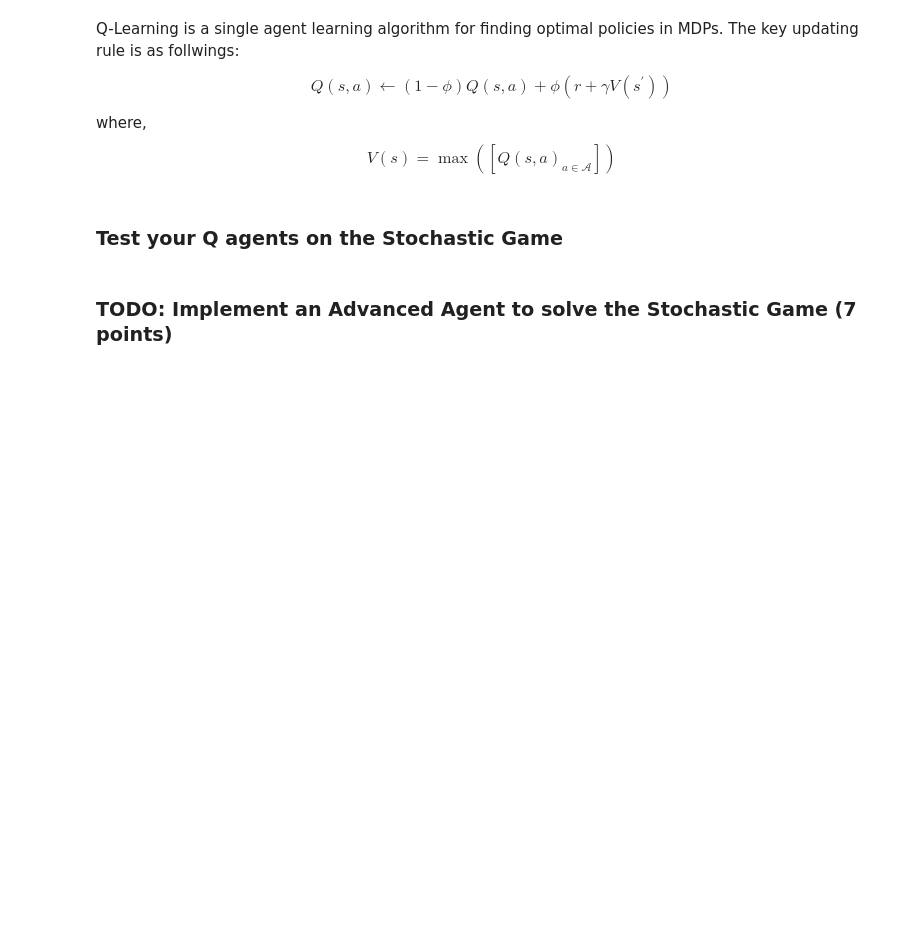
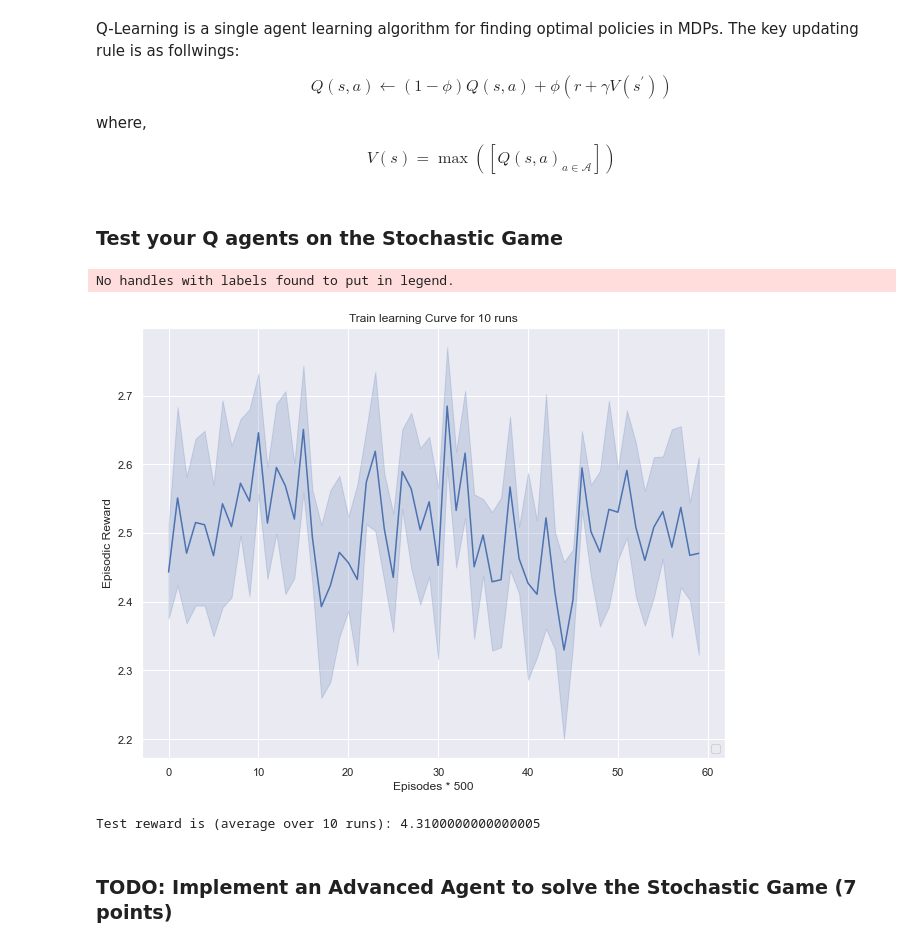
Before and after one commit to william-davies/comp0124-cw1, a Jupyter notebook: william_davies_17012606.ipynb, the cells around one changed output. Cells and saved outputs as stored; diff of their text form; code cells hidden in the pictures; blank space fills up the shorter version.

Commit message:
First draft of Q learning agent

```diff
--- a/william_davies_17012606.ipynb
+++ b/william_davies_17012606.ipynb
@@ -135,8 +135,8 @@ def IGA(pi_alpha,
         ########### TODO:Implement IGA (2 points) ###########
         pi_alpha_gradient = pi_beta*u_alpha + (payoff_0[0, 1] - payoff_0[1, 1])
         pi_beta_gradient = pi_alpha*u_beta + (payoff_1[1, 0] - payoff_1[1, 1])
-        pi_alpha_next += eta*pi_alpha_gradient
-        pi_beta_next += eta*pi_beta_gradient
+        pi_alpha_next = pi_alpha + eta*pi_alpha_gradient
+        pi_beta_next = pi_beta + eta*pi_beta_gradient
         ########### END TODO ###############################
         pi_alpha = max(0., min(1., pi_alpha_next))
         pi_beta = max(0., min(1., pi_beta_next))
@@ -240,10 +242,16 @@ def IGA_PP(pi_alpha,
     pi_beta_gradient_history = [0.]
     for i in range(iteration):
         ########### TODO:Implement IGA-PP (2 points) ###########
-        pi_alpha_gradient = _
-        pi_beta_gradient = _
-        pi_alpha_next = _
-        pi_beta_next = _
+        pi_beta_gradient_for_policy_prediction = pi_alpha*u_beta + (payoff_1[1, 0] - payoff_1[1, 1])
+        predicted_pi_beta = pi_beta + gamma*pi_beta_gradient_for_policy_prediction
+        pi_alpha_gradient = predicted_pi_beta*u_alpha + (payoff_0[0, 1] - payoff_0[1, 1])
+
+        pi_alpha_gradient_for_policy_prediction = pi_beta*u_alpha + (payoff_0[0, 1] - payoff_0[1, 1])
+        predicted_pi_alpha = pi_alpha + gamma*pi_alpha_gradient_for_policy_prediction
+        pi_beta_gradient = predicted_pi_alpha*u_beta + (payoff_1[1, 0] - payoff_1[1, 1])
+
+        pi_alpha_next = pi_alpha + eta*pi_alpha_gradient
+        pi_beta_next = pi_beta + eta*pi_beta_gradient
         ########### END TODO ####################################
         pi_alpha = max(0., min(1., pi_alpha_next))
         pi_beta = max(0., min(1., pi_beta_next))
@@ -554,23 +573,23 @@ class QAgent(BaseQAgent):
     def update(self, observation, action, reward, next_observation, done):
         self.count_R[observation][action] += 1.0
         self.R[observation][action] += (reward - self.R[observation][action]) / self.count_R[observation][action]
-        Q = self.Q[observation]
-        V = self.val(next_observation)
 
         if done:
             ########### TODO:Implement Q-Learning (Q updating for termination) (1 point) ###########
-
+            self.Q[observation][:] = 0
             ########### END TODO #####################################################
         else:
             ########### TODO:Implement Q-Learning (Q updating) (1 point) ###########
-
+            V = self.val(next_observation)
+            self.Q[observation][action] += self.phi*(reward + self.gamma*V - self.Q[observation][action])
             ########### END TODO #####################################################
         self.update_policy(observation, action)
         self.epoch += 1
 
     def val(self, observation):
         ########### TODO:Implement Q-Learning (V) (1 point) ###########
-
+        Q_s = self.Q[observation]
+        v = np.max(Q_s)
         ########### END TODO ##########################################
         return v
 
@@ -651,20 +673,25 @@ for i in range(runs):
 # %%
 ####################################### TRAINING #######################################
-# different episodes returned every time so each learning curve shown separately
+
+import seaborn as sns; sns.set()
+import pandas as pd
 fig = plt.figure(figsize=(9, 7))
 ax = fig.add_subplot(111)
-
-for i in range(runs):
-  ax.plot(train_recorded_episodes_log[i], train_recorded_episode_reward_log[i], label=f'run {i}')
+df_reward = pd.DataFrame(train_recorded_episode_reward_log).melt()
+sns.lineplot(ax=ax, x='variable', y='value', data=df_reward)
 ax.set_title(f"Train learning Curve for {runs} runs")
 ax.set_ylabel("Episodic Reward")
-ax.set_xlabel("Iterations")
+ax.set_xlabel("Episodes * " + str(log_episode_interval))
 ax.legend(loc="lower right")
 plt.tight_layout()
 plt.show()
 
 ####################################### TESTING #######################################
 print(f'Test reward is (average over {runs} runs):', np.mean(test_recorded_episode_reward_log))
+# %% [output]
+No handles with labels found to put in legend.
+[figure, added]
+Test reward is (average over 10 runs): 4.3100000000000005
 # %% [markdown]
 ### TODO: Implement an Advanced Agent to solve the Stochastic Game (7 points)
 # %% [markdown]
```
Also changed, not shown: parts of 7 cells of this notebook, 1 other file.
